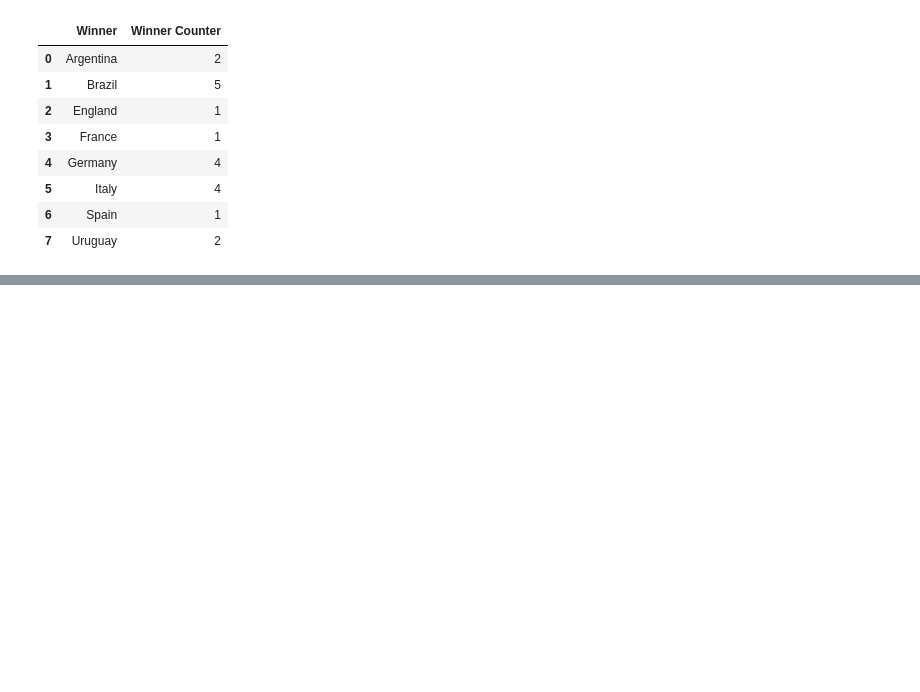
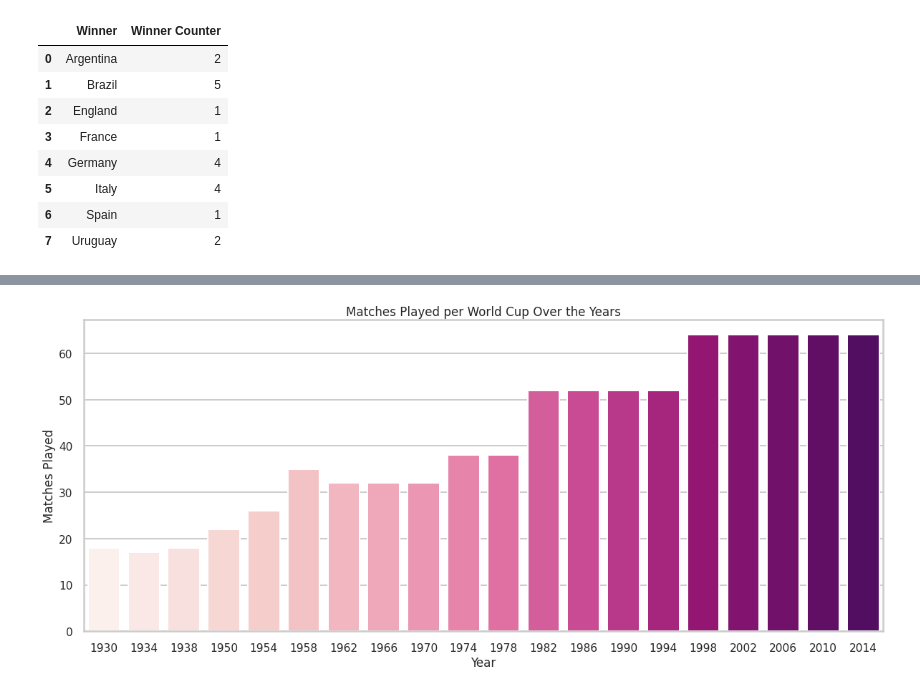
Before and after one commit to princeKike27/Fifa-World-Cup, a Jupyter notebook: FIFA_World_Cup.ipynb, the cells around one changed output, grey strips where cells are left out. Saved outputs shown, nothing was run; the diff lists cells and outputs as text; code cells hidden in the pictures; blank space fills up the shorter version.

```diff
--- a/FIFA_World_Cup.ipynb
+++ b/FIFA_World_Cup.ipynb
@@ -286,0 +289,4 @@ plt.show()
+# %%
+# matches played & qualified teams per World Cup
+matches_played = df_worldcups[['Year', 'MatchesPlayed', 'QualifiedTeams']]
+matches_played.head()
@@ -286,0 +300,15 @@ plt.show()
+# %%
+# matches played graph
+plt.figure(figsize=(20,8))
+ax = plt.subplot()
+
+# style graph
+sns.set_context('poster', font_scale=0.7)
+
+sns.barplot(data=matches_played, x='Year', y='MatchesPlayed', ci=None, palette='RdPu')
+
+plt.ylabel('Matches Played')
+plt.title('Matches Played per World Cup Over the Years')
+plt.show()
+# %% [output]
+[figure, added]
```
Also changed, not shown: parts of 4 cells of this notebook.
